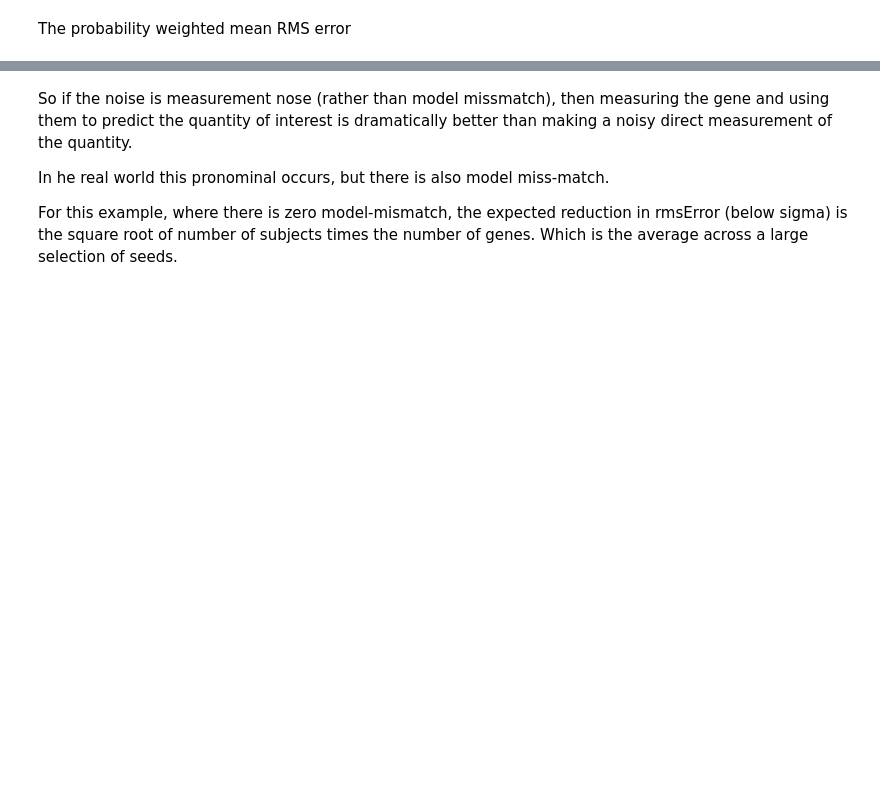
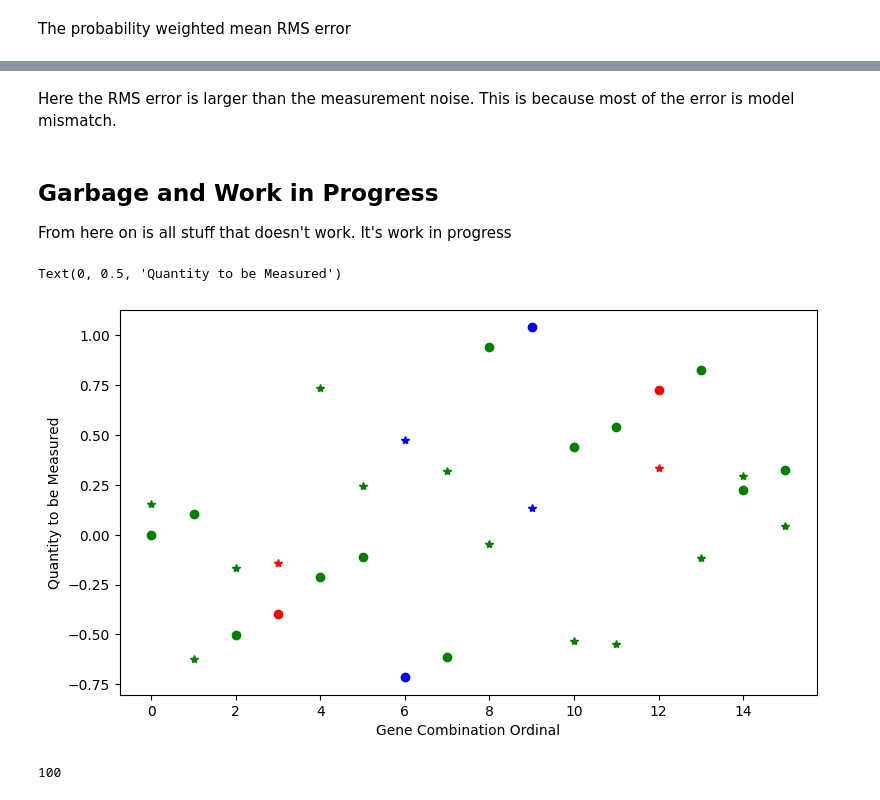
Before and after one commit to DesignToolInvestor/MLPlay, a Jupyter notebook: LinVNon/NonLin.ipynb, the cells around one changed output, grey strips where cells are left out. Drawn from its saved outputs; the diff is of its cells as text; code cells hidden in the pictures; blank space fills up the shorter version.

```diff
--- a/LinVNon/NonLin.ipynb
+++ b/LinVNon/NonLin.ipynb
@@ -241,4 +245,4 @@ Text(0, 0.5, 'Probability')
 # %%
-noNoiseMeas = tuple(LinMod(linWeight, case) for case in allCasesNum)
+groundTruth = tuple(LinMod(linWeight, case) for case in allCasesNum)
 estMeas = tuple(LinMod(linFit, case) for case in allCasesNum)
 # %%
@@ -265,10 +268,3 @@ sigma/rmsErr
 # %% [markdown]
-So if the noise is measurement nose (rather than model missmatch), then measuring the gene and
-using them to predict the quantity of interest is dramatically better than making a
-noisy direct measurement of the quantity.
-
-In he real world this pronominal occurs, but there is also model miss-match.
-
-For this example, where there is zero model-mismatch, the expected reduction in rmsError (below
-sigma) is the square root of number of subjects times the number of genes.  Which is the average
-across a large selection of seeds.
+Here the RMS error is larger than the measurement noise.  This is because most of the error is
+model mismatch.
@@ -276,0 +271,4 @@ sqrt(nGene * nSamp)
+# %% [markdown]
+## Garbage and Work in Progress
+
+From here on is all stuff that doesn't work.  It's work in progress
@@ -276,0 +277,20 @@ sqrt(nGene * nSamp)
+# %%
+x = [n for n in range(nCase)]
+
+plot.subplots(figsize=(9, 5))
+
+data = list(zip(x, groundTruth, allCasesNum))
+PlotColorCoded(data, upGroups, downGroups)
+
+data = list(zip(x, , allCasesNum))
+PlotColorCoded(data, upGroups, downGroups, '*')
+
+plot.xlabel('Gene Combination Ordinal')
+plot.ylabel('Quantity to be Measured')
+# %% [output]
+Text(0, 0.5, 'Quantity to be Measured')
+[figure, added]
+# %%
+len(meas)
+# %% [output]
+100
```
Also changed, not shown: parts of 26 cells of this notebook.
